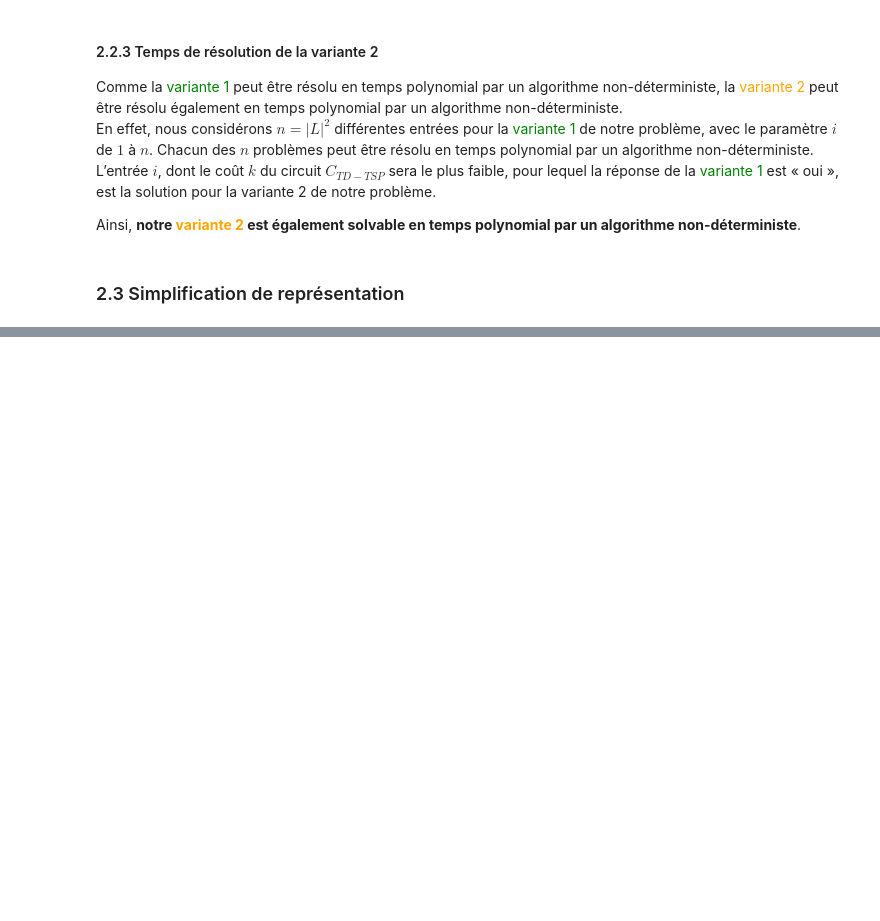
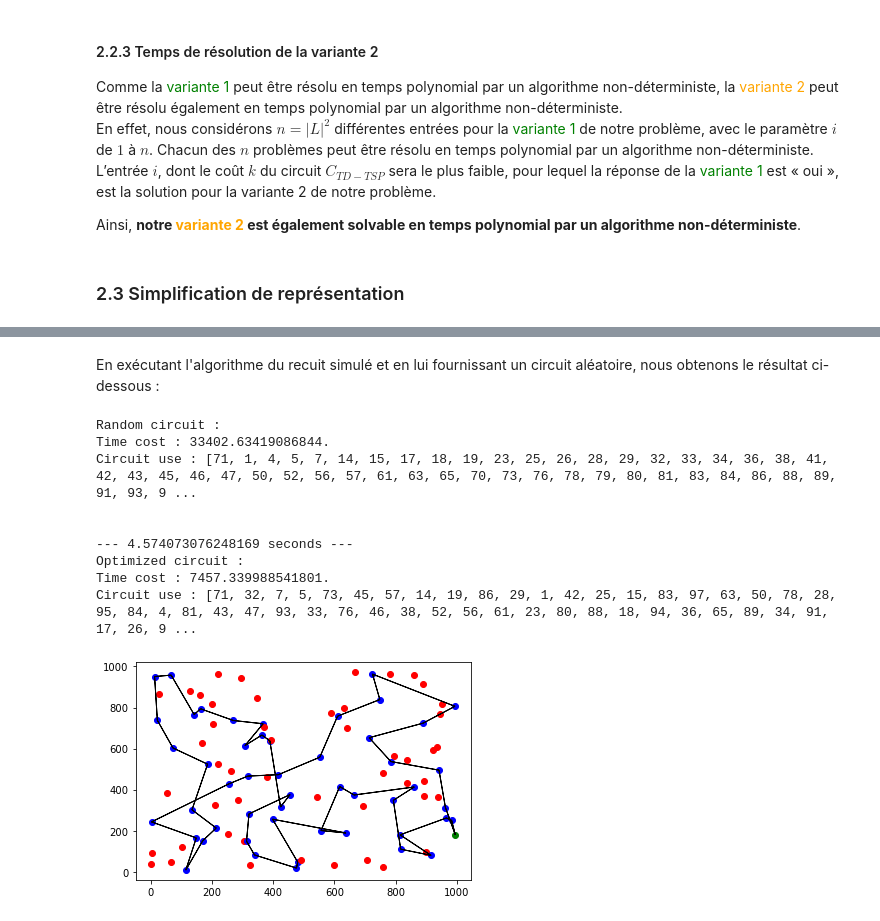
Before and after one commit to SnipeDragons/Algo-Livrable-1, a Jupyter notebook: Livrable_final.ipynb, the cells around one changed output, grey strips where cells are left out. Saved outputs shown, nothing was run; the diff lists cells and outputs as text; code cells hidden in the pictures; blank space fills up the shorter version.

```diff
--- a/Livrable_final.ipynb
+++ b/Livrable_final.ipynb
@@ -485,0 +793,40 @@ Calcul de l'instance avec chemin K-Nearest Neightbors
+# %% [markdown]
+En exécutant l'algorithme du recuit simulé et en lui fournissant un circuit aléatoire, nous obtenons le résultat ci-dessous :
+# %%
+# Create a path with every cities which need to be delivered
+RecuitCircuit = []
+for i in range(len(points)):
+    if points[i][2] == 1:
+        RecuitCircuit += [i+1]
+# Get the repository point
+repository = [x+1 for x, y in enumerate(points) if y[2] == 2]
+# Add the depository on the path
+RecuitCircuit = repository + RecuitCircuit + repository
+
+RecuitEnergie = EnergieSum(graph, RecuitCircuit)
+print("Random circuit :")
+print("Time cost : %s." % RecuitEnergie)
+print("Circuit use : " + str(RecuitCircuit) + "\n\n")
+
+## Improvement of the solution
+start_time = time.time()
+RecuitCircuit, RecuitEnergie = Recuit(graph, RecuitCircuit, RecuitEnergie)
+
+print("--- %s seconds ---" % (time.time() - start_time))
+print("Optimized circuit :")
+print("Time cost : %s." % RecuitEnergie)
+print("Circuit use : " + str(RecuitCircuit))
+# Initiate the figure
+figRecuit, axRecuit = plt.subplots()
+DisplayCircuit(axRecuit, points, RecuitCircuit, nbPoints<100, nbPoints<1000)
+# %% [output]
+Random circuit :
+Time cost : 33402.63419086844.
+Circuit use : [71, 1, 4, 5, 7, 14, 15, 17, 18, 19, 23, 25, 26, 28, 29, 32, 33, 34, 36, 38, 41, 42, 43, 45, 46, 47, 50, 52, 56, 57, 61, 63, 65, 70, 73, 76, 78, 79, 80, 81, 83, 84, 86, 88, 89, 91, 93, 9 ...
+
+
+--- 4.574073076248169 seconds ---
+Optimized circuit :
+Time cost : 7457.339988541801.
+Circuit use : [71, 32, 7, 5, 73, 45, 57, 14, 19, 86, 29, 1, 42, 25, 15, 83, 97, 63, 50, 78, 28, 95, 84, 4, 81, 43, 47, 93, 33, 76, 46, 38, 52, 56, 61, 23, 80, 88, 18, 94, 36, 65, 89, 34, 91, 17, 26, 9 ...
+[figure, added]
```
Also changed, not shown: parts of 58 cells of this notebook.
